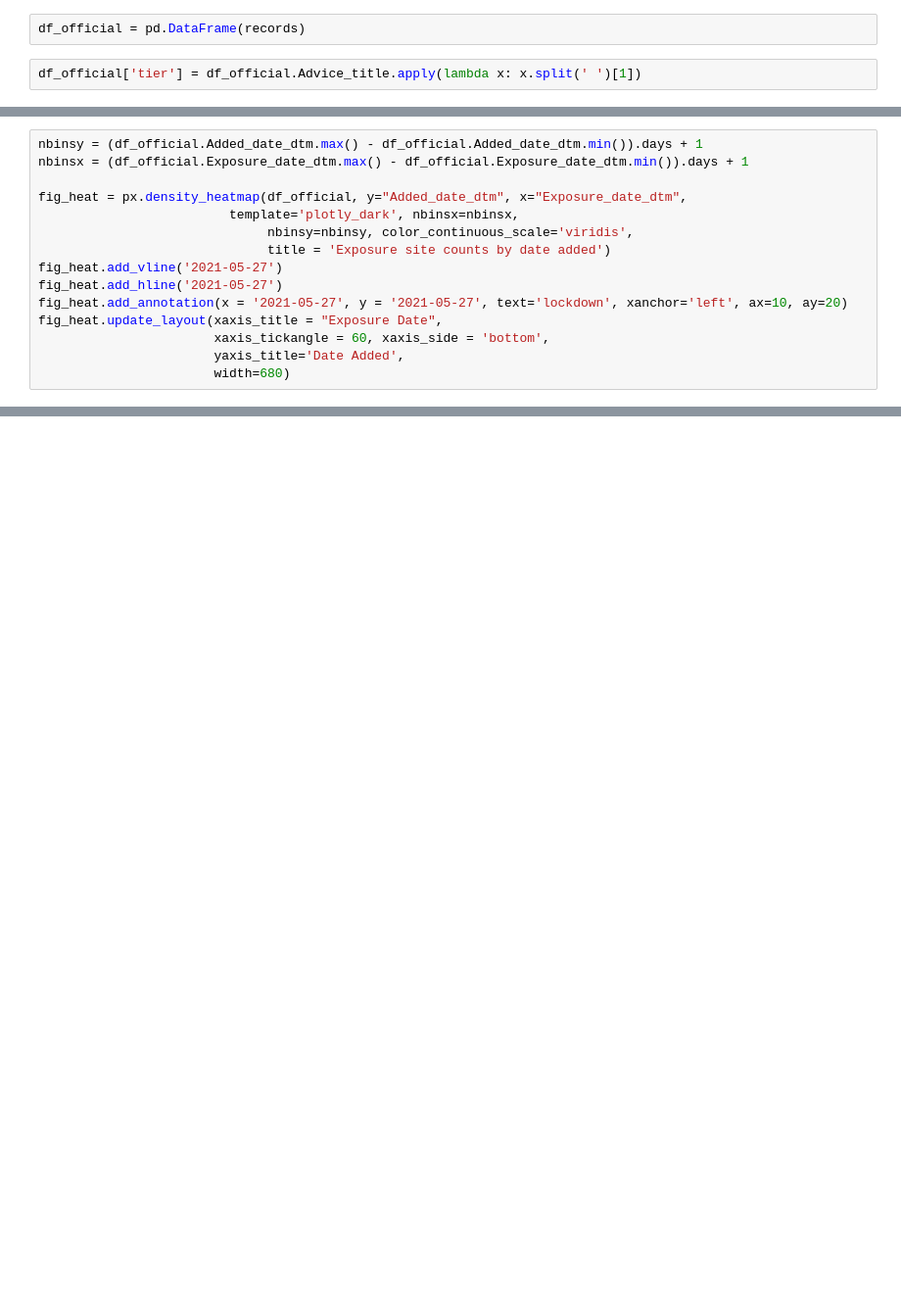
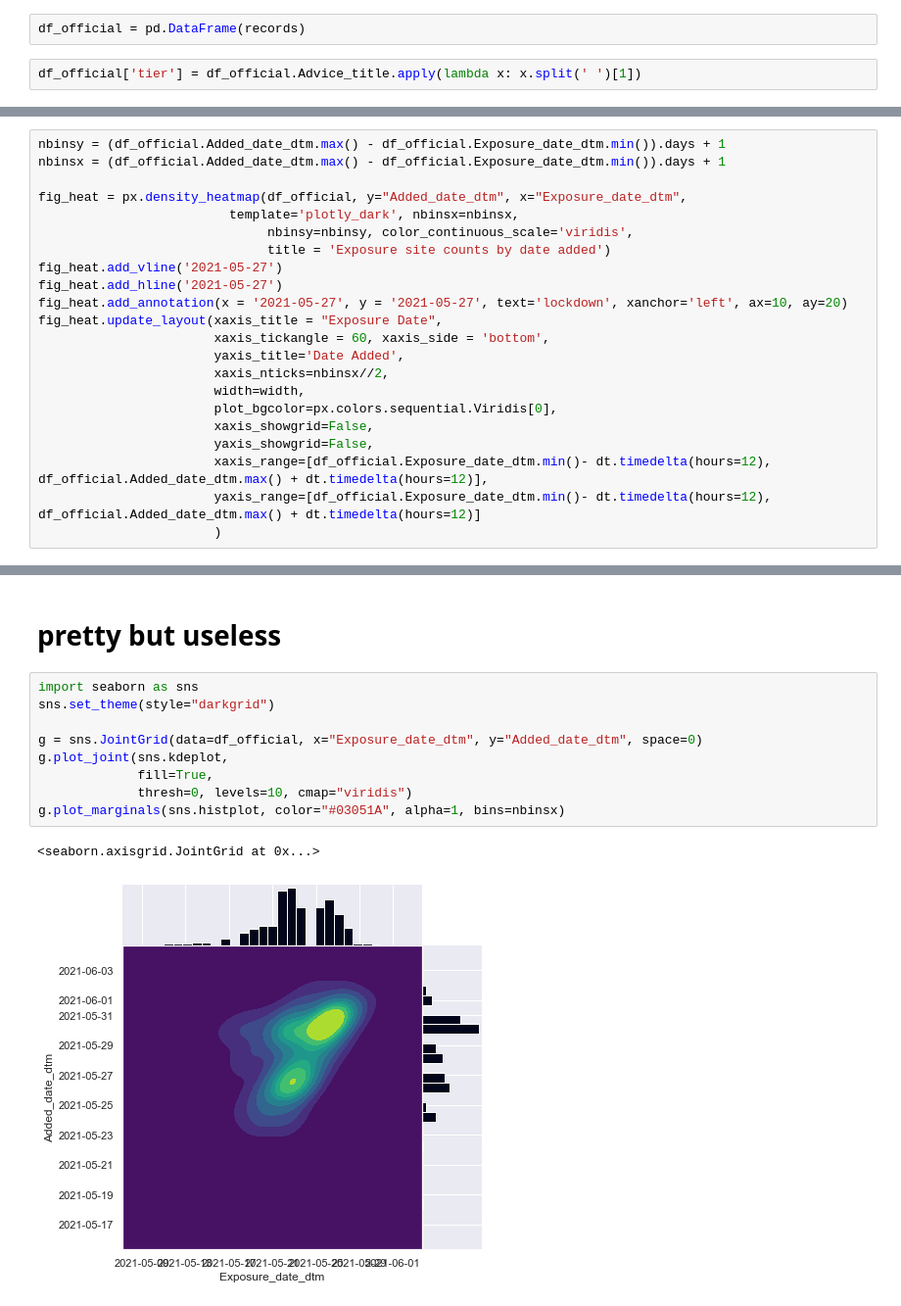
Before and after one commit to IsaKiko/lockdown4_graphs, a Jupyter notebook: lockdown4.ipynb, the cells around one changed output, grey strips where cells are left out. Shown at 98% size. Cells and saved outputs as stored; diff of their text form; blank space fills up the shorter version.

Commit message:
new plots, new data

```diff
--- a/lockdown4.ipynb
+++ b/lockdown4.ipynb
@@ -206,8 +217,8 @@ fig_delay.add_vline(x = elements.date_delay.describe()['50%'], annotation_text='
 # %% [output]
 [interactive output not drawn]
 # %%
-nbinsy = (df_official.Added_date_dtm.max() - df_official.Added_date_dtm.min()).days + 1
-nbinsx = (df_official.Exposure_date_dtm.max() - df_official.Exposure_date_dtm.min()).days + 1
+nbinsy = (df_official.Added_date_dtm.max() - df_official.Exposure_date_dtm.min()).days + 1
+nbinsx = (df_official.Added_date_dtm.max() - df_official.Exposure_date_dtm.min()).days + 1
 
 fig_heat = px.density_heatmap(df_official, y="Added_date_dtm", x="Exposure_date_dtm",
                          template='plotly_dark', nbinsx=nbinsx,
@@ -219,6 +230,13 @@ fig_heat.add_annotation(x = '2021-05-27', y = '2021-05-27', text='lockdown', xan
 fig_heat.update_layout(xaxis_title = "Exposure Date",
                        xaxis_tickangle = 60, xaxis_side = 'bottom',
                        yaxis_title='Date Added',
-                       width=680)
+                       xaxis_nticks=nbinsx//2,
+                       width=width,
+                       plot_bgcolor=px.colors.sequential.Viridis[0],
+                       xaxis_showgrid=False,
+                       yaxis_showgrid=False,
+                       xaxis_range=[df_official.Exposure_date_dtm.min()- dt.timedelta(hours=12), df_official.Added_date_dtm.max() + dt.timedelta(hours=12)],
+                       yaxis_range=[df_official.Exposure_date_dtm.min()- dt.timedelta(hours=12), df_official.Added_date_dtm.max() + dt.timedelta(hours=12)]
+                       )
 # %% [output]
 [interactive output not drawn]
@@ -224,0 +268,14 @@ fig_heat.update_layout(xaxis_title = "Exposure Date",
+# %% [markdown]
+# pretty but useless
+# %%
+import seaborn as sns
+sns.set_theme(style="darkgrid")
+
+g = sns.JointGrid(data=df_official, x="Exposure_date_dtm", y="Added_date_dtm", space=0)
+g.plot_joint(sns.kdeplot,
+             fill=True,
+             thresh=0, levels=10, cmap="viridis")
+g.plot_marginals(sns.histplot, color="#03051A", alpha=1, bins=nbinsx)
+# %% [output]
+<seaborn.axisgrid.JointGrid at 0x...>
+[figure, added]
```
Also changed, not shown: parts of 8 cells of this notebook, 1 other file.
